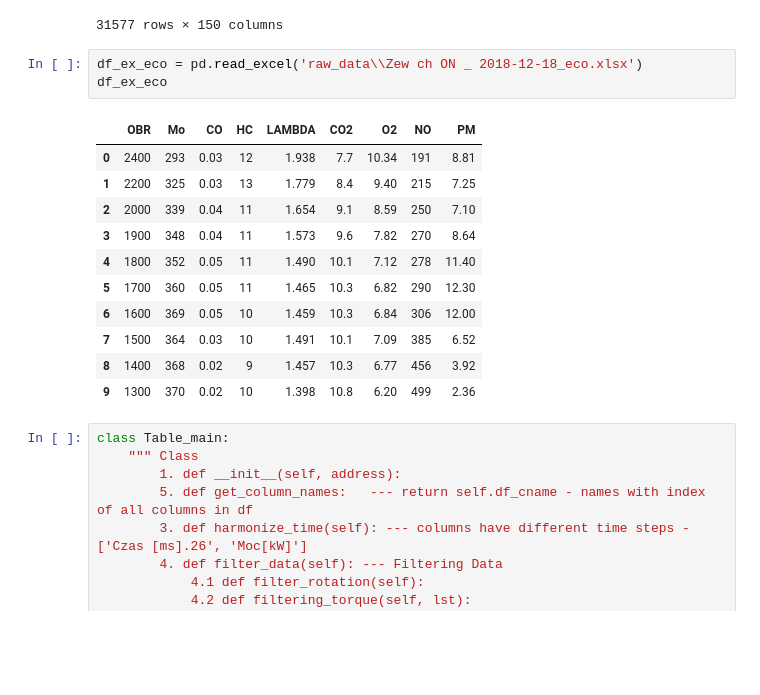
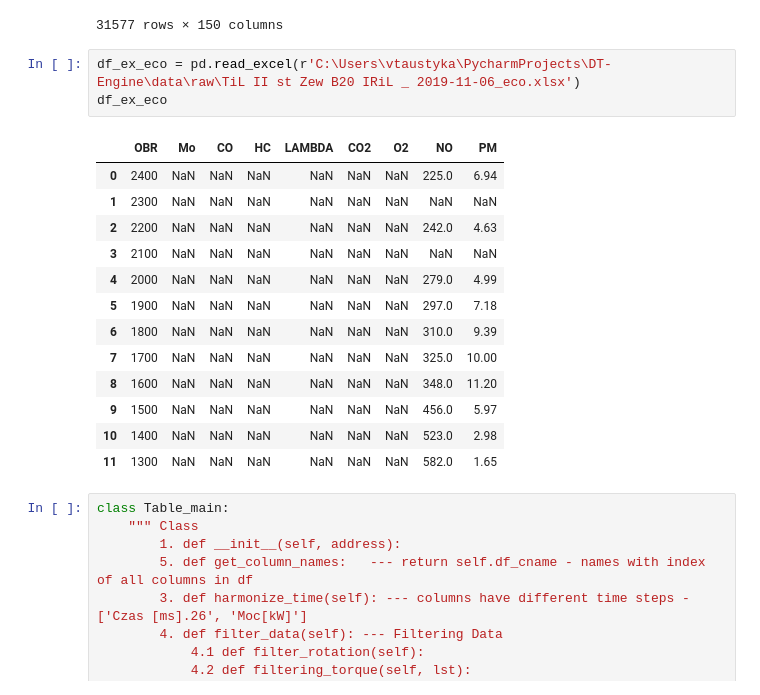
Before and after one commit to Viktar-T/DT-Engine, a Jupyter notebook: notebooks/after_nawa/Data_cleaning.ipynb, the cells around one changed output. Saved outputs shown, nothing was run; the diff lists cells and outputs as text; blank space fills up the shorter version.

```diff
--- a/notebooks/after_nawa/Data_cleaning.ipynb
+++ b/notebooks/after_nawa/Data_cleaning.ipynb
@@ -30,20 +33,22 @@ df_ex
 | 31576 | NaN | NaN | NaN | NaN | NaN | NaN | ... |
 31577 rows × 150 columns
 # %%
-df_ex_eco = pd.read_excel('raw_data\\Zew ch ON _ 2018-12-18_eco.xlsx')
+df_ex_eco = pd.read_excel(r'C:\Users\vtaustyka\PycharmProjects\DT-Engine\data\raw\TiL II st Zew B20 IRiL _ 2019-11-06_eco.xlsx')
 df_ex_eco
 # %% [output]
 |  | OBR | Mo | CO | HC | LAMBDA | CO2 | O2 | NO | PM |
-| 0 | 2400 | 293 | 0.03 | 12 | 1.938 | 7.7 | 10.34 | 191 | 8.81 |
-| 1 | 2200 | 325 | 0.03 | 13 | 1.779 | 8.4 | 9.40 | 215 | 7.25 |
-| 2 | 2000 | 339 | 0.04 | 11 | 1.654 | 9.1 | 8.59 | 250 | 7.10 |
-| 3 | 1900 | 348 | 0.04 | 11 | 1.573 | 9.6 | 7.82 | 270 | 8.64 |
-| 4 | 1800 | 352 | 0.05 | 11 | 1.490 | 10.1 | 7.12 | 278 | 11.40 |
-| 5 | 1700 | 360 | 0.05 | 11 | 1.465 | 10.3 | 6.82 | 290 | 12.30 |
-| 6 | 1600 | 369 | 0.05 | 10 | 1.459 | 10.3 | 6.84 | 306 | 12.00 |
-| 7 | 1500 | 364 | 0.03 | 10 | 1.491 | 10.1 | 7.09 | 385 | 6.52 |
-| 8 | 1400 | 368 | 0.02 | 9 | 1.457 | 10.3 | 6.77 | 456 | 3.92 |
-| 9 | 1300 | 370 | 0.02 | 10 | 1.398 | 10.8 | 6.20 | 499 | 2.36 |
+| 0 | 2400 | NaN | NaN | NaN | NaN | NaN | NaN | 225.0 | 6.94 |
+| 1 | 2300 | NaN | NaN | NaN | NaN | NaN | NaN | NaN | NaN |
+| 2 | 2200 | NaN | NaN | NaN | NaN | NaN | NaN | 242.0 | 4.63 |
+| 3 | 2100 | NaN | NaN | NaN | NaN | NaN | NaN | NaN | NaN |
+| 4 | 2000 | NaN | NaN | NaN | NaN | NaN | NaN | 279.0 | 4.99 |
+| 5 | 1900 | NaN | NaN | NaN | NaN | NaN | NaN | 297.0 | 7.18 |
+| 6 | 1800 | NaN | NaN | NaN | NaN | NaN | NaN | 310.0 | 9.39 |
+| 7 | 1700 | NaN | NaN | NaN | NaN | NaN | NaN | 325.0 | 10.00 |
+| 8 | 1600 | NaN | NaN | NaN | NaN | NaN | NaN | 348.0 | 11.20 |
+| 9 | 1500 | NaN | NaN | NaN | NaN | NaN | NaN | 456.0 | 5.97 |
+| 10 | 1400 | NaN | NaN | NaN | NaN | NaN | NaN | 523.0 | 2.98 |
+| 11 | 1300 | NaN | NaN | NaN | NaN | NaN | NaN | 582.0 | 1.65 |
 # %%
 class Table_main:
     """ Class
```
Also changed, not shown: parts of 5 cells of this notebook, 15 other files.
